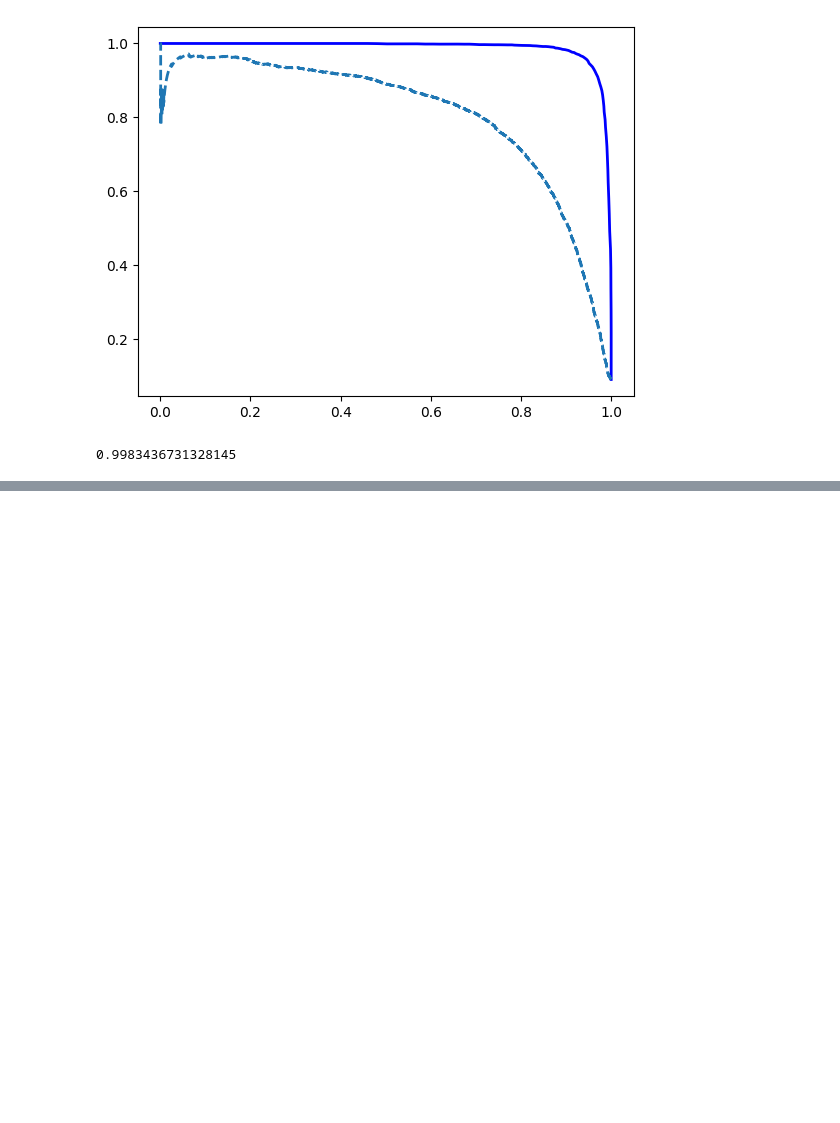
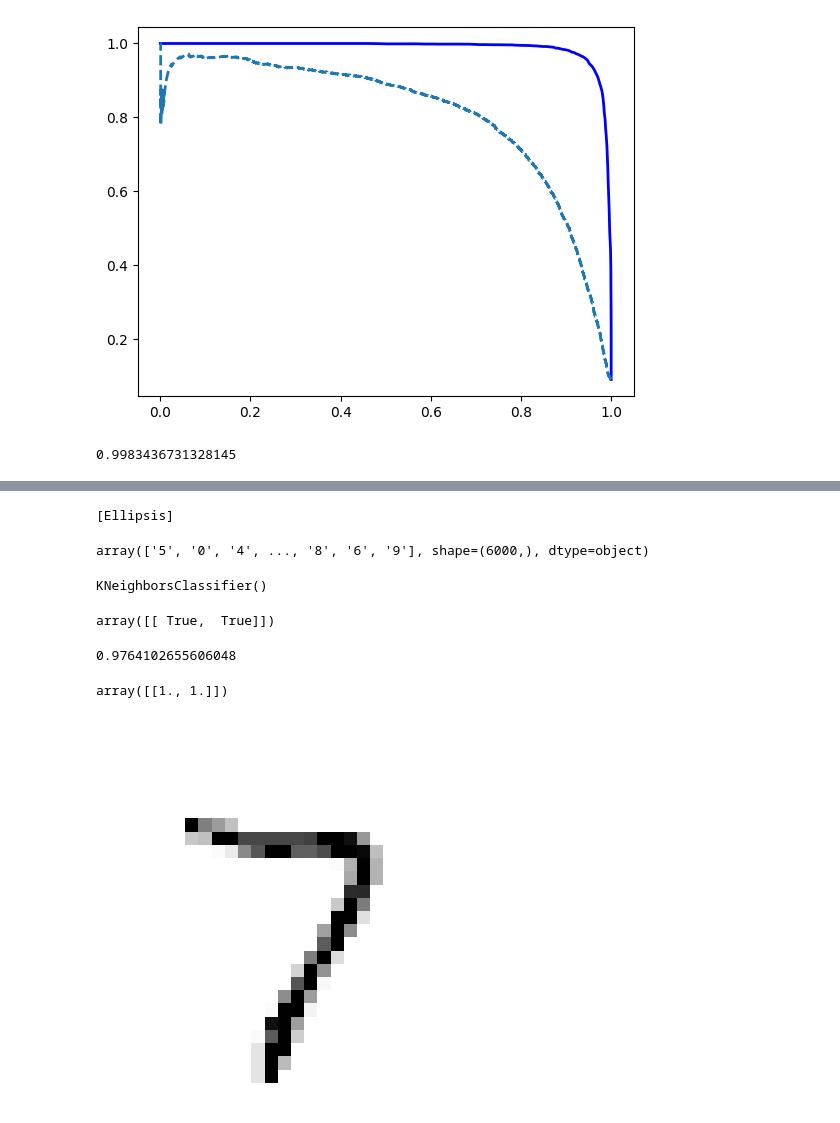
Before and after one commit to atamez6/housing_prediction, a Jupyter notebook: 03_clasification.ipynb, the cells around one changed output, grey strips where cells are left out. Saved outputs shown, nothing was run; the diff lists cells and outputs as text; code cells hidden in the pictures; blank space fills up the shorter version.

Commit message:
fin cap 3 clasificación

```diff
--- a/03_clasification.ipynb
+++ b/03_clasification.ipynb
@@ -167,0 +248,75 @@ roc_auc_score(y_train_5, y_scores_forest)
+# %%
+cl_a, cl_b =  '3', '5'
+
+
+X_aa = (y_train == cl_a) &  (y_train_pred == cl_a)
+X_ab = (y_train == cl_a) &  (y_train_pred == cl_b)
+X_ba = (y_train == cl_b) &  (y_train_pred == cl_a)
+X_bb = (y_train == cl_b) &  (y_train_pred == cl_b)
+
+[...]
+# %% [output]
+[Ellipsis]
+# %%
+y_train=mnist.target[:6000]
+# %% [output]
+array(['5', '0', '4', ..., '8', '6', '9'], shape=(6000,), dtype=object)
+# %%
+#Clasificaicón multietiqueta
+
+import numpy as np
+from sklearn.neighbors import KNeighborsClassifier
+y_train_large = (y_train >= "7")
+y_train_odd = (y_train.astype('int8') % 2 ==1)
+y_multilabel = np.c_[y_train_large,y_train_odd]
+
+knn_clf = KNeighborsClassifier()
+knn_clf.fit(X_train, y_multilabel[:60000])
+# %% [output]
+KNeighborsClassifier()
+# %%
+knn_clf.predict([some_digit])
+# %% [output]
+array([[ True,  True]])
+# %%
+
+from sklearn.neighbors import KNeighborsClassifier
+
+knn_clf = KNeighborsClassifier()
+knn_clf.fit(X_train, y_multilabel)
+
+y_multilabel=y_multilabel[:60000]
+y_train_knn_pred = cross_val_predict(knn_clf,X_train,y_multilabel,cv=3)
+f1_score(y_multilabel,y_train_knn_pred,average='macro')
+# %% [output]
+0.9764102655606048
+# %%
+from sklearn.multioutput import ClassifierChain
+
+chain_clf = ClassifierChain(SVC(), cv= 3, random_state=42)
+chain_clf.fit(X_train[:2000], y_multilabel[:2000])
+
+chain_clf.predict([some_digit])
+# %% [output]
+array([[1., 1.]])
+# %%
+#clasificación multisalida
+
+np.random.seed(42)
+noise = np.random.randint(0,100 ,(len(X_train),784 ))
+X_train_mod = X_train +noise
+noise =np.random.randint(0,100 ,(len(X_test),784 ))
+X_test_mod = X_test +noise
+
+
+y_train_mod = X_train
+y_test_mode  = X_test
+# %%
+knn_clf = KNeighborsClassifier()
+knn_clf.fit(X_train_mod,y_train_mod)
+clean_digit=knn_clf.predict([X_test_mod[0]])
+plot_digit(knn_clf.predict([X_test_mod[0]]))
+plot_digit(clean_digit)
+plt.show()
+# %% [output]
+[figure, added]
```
Also changed, not shown: parts of 14 cells of this notebook, 1 other file.
